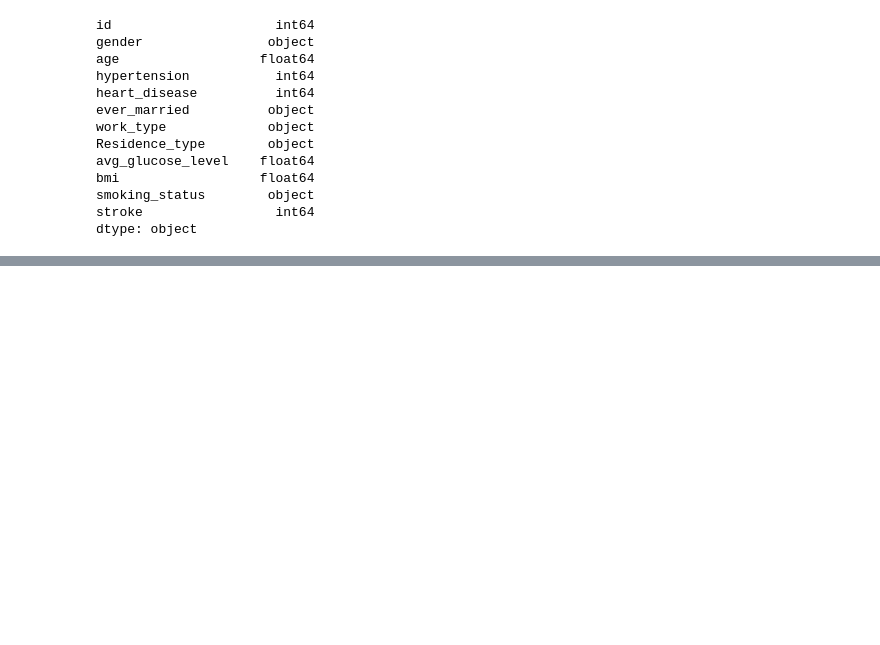
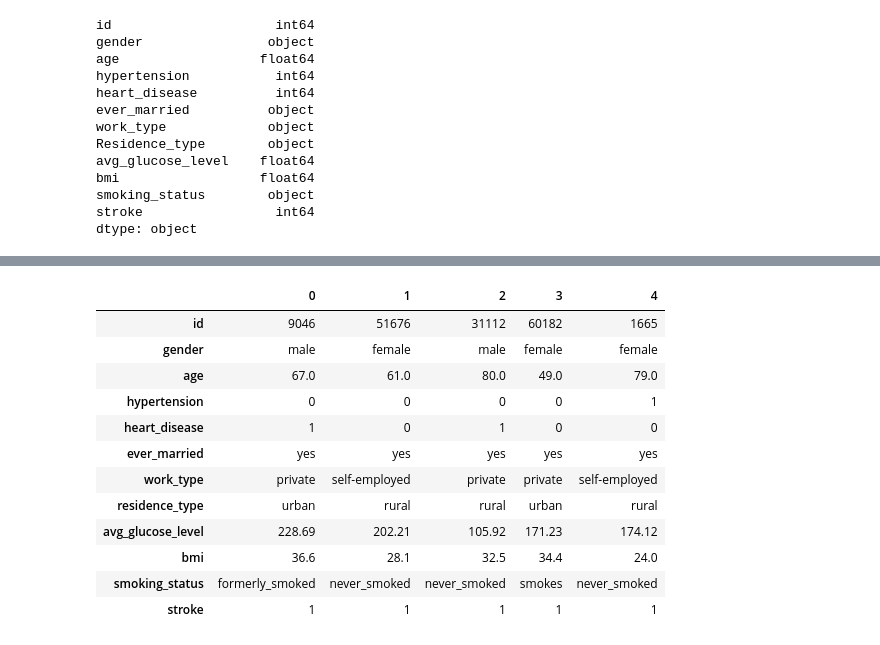
Before and after one commit to jgardom0208/stroke_prediction, a Jupyter notebook: notebooks/cuaderno_stroke_prediction.ipynb, the cells around one changed output, grey strips where cells are left out. Cells and saved outputs as stored; diff of their text form; code cells hidden in the pictures; blank space fills up the shorter version.

```diff
--- a/notebooks/cuaderno_stroke_prediction.ipynb
+++ b/notebooks/cuaderno_stroke_prediction.ipynb
@@ -41,0 +97,23 @@ Como todos los tipos de dat
+# %%
+# Ahora vamos a normalizar los valores de texto
+# normalizar los valores de texto de los nombres de las columnas
+df.columns = df.columns.str.lower().str.replace(' ', '_')
+# Normalizamos los valores de texto en todo el dataset
+replacer = lambda s: s.lower().str.replace(' ', '_')
+for col in df.select_dtypes(include='object').columns:
+    df[col] = replacer(df[col].str)
+df.head().T
+# %% [output]
+|  | 0 | 1 | 2 | 3 | 4 |
+| id | 9046 | 51676 | 31112 | 60182 | 1665 |
+| gender | male | female | male | female | female |
+| age | 67.0 | 61.0 | 80.0 | 49.0 | 79.0 |
+| hypertension | 0 | 0 | 0 | 0 | 1 |
+| heart_disease | 1 | 0 | 1 | 0 | 0 |
+| ever_married | yes | yes | yes | yes | yes |
+| work_type | private | self-employed | private | private | self-employed |
+| residence_type | urban | rural | rural | urban | rural |
+| avg_glucose_level | 228.69 | 202.21 | 105.92 | 171.23 | 174.12 |
+| bmi | 36.6 | 28.1 | 32.5 | 34.4 | 24.0 |
+| smoking_status | formerly_smoked | never_smoked | never_smoked | smokes | never_smoked |
+| stroke | 1 | 1 | 1 | 1 | 1 |
```
Also changed, not shown: parts of 50 cells of this notebook, 6 other files.
